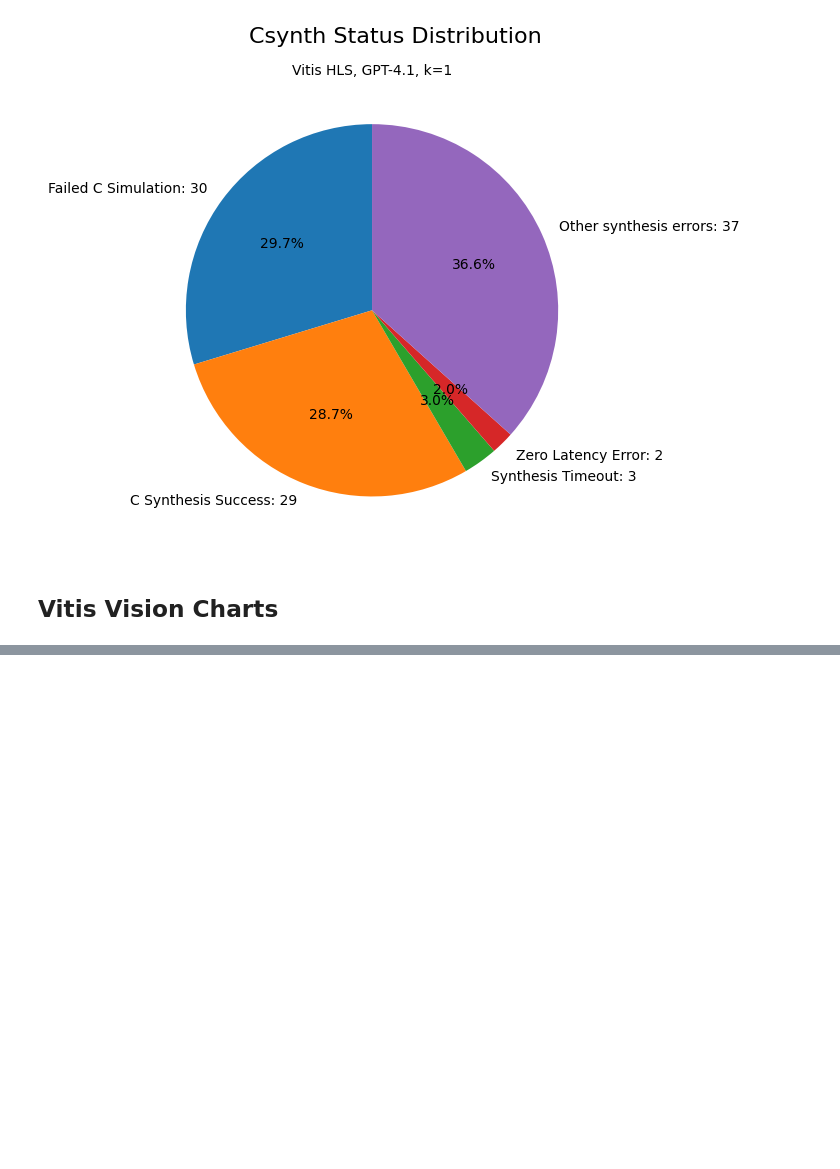
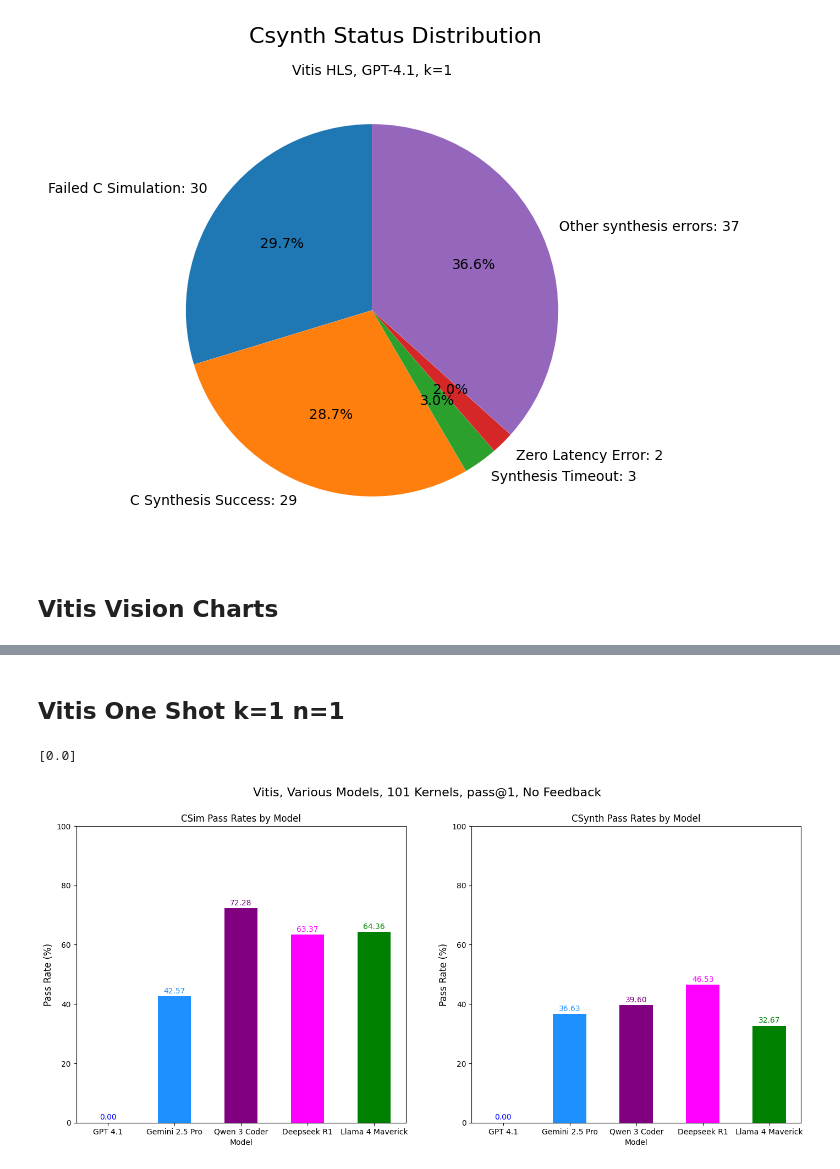
Before and after one commit to byuccl/HLS-FAB, a Jupyter notebook: results/data_analysis/data_analysis_vitis.ipynb, the cells around one changed output, grey strips where cells are left out. Saved outputs shown, nothing was run; the diff lists cells and outputs as text; code cells hidden in the pictures; blank space fills up the shorter version.

```diff
--- a/results/data_analysis/data_analysis_vitis.ipynb
+++ b/results/data_analysis/data_analysis_vitis.ipynb
@@ -204,7 +204,7 @@ def is_number(s):
         return False
 
 
-def calculate_pass_at_k(df, k_value=1, a_value=1, iter_col1='iteration', iter_col2="attempt", meas="csim"):
+def calculate_pass_at_k(df, k_value=1, a_value=1, iter_col1='iteration', iter_col2="attempts", meas="csim", model="gpt-4.1-mini"):
     """
     Calculate the pass@k for whatever measurement you are interested in.
 
@@ -246,6 +246,7 @@ def calculate_pass_at_k(df, k_value=1, a_value=1, iter_col1='iteration', iter_co
             results = []
             for kernel in df['kernel'].unique():
                 kernel_data = df[df['kernel'] == kernel]
+                kernel_data = kernel_data[kernel_data['model'].str.contains(model)]
 
                 # Create a subset with the unique kernel and only up to the attempt and k value we are on
                 data_subset = kernel_data[kernel_data[iter_col1] <= k]
@@ -1461,0 +1649,73 @@ plt.show()
+# %% [markdown]
+## Vitis One Shot k=1 n=1
+# %%
+### Looking at the oneshot results from the following LLMs
+# Gemini 2.5 pro
+# Qwen 3 coder
+# Deepseek r1
+# Llama 4 maverick
+
+df1 = pd.read_csv("vitis_oneshot_k1n1.csv")
+df2 = pd.read_csv("vitis_gpt-4.1_k1.csv")
+df = pd.concat([df1,df2])
+# print(df)
+
+fig, ax = plt.subplots(1, 2, figsize=(17,7))
+fig.suptitle("Vitis, Various Models, 101 Kernels, pass@1, No Feedback", fontsize=16)
+
+gemini_pass_rate = calculate_pass_at_k(df, meas="csim", model="gemini-2.5-pro")
+qwen_pass_rate = calculate_pass_at_k(df, meas="csim", model="qwen3-coder")
+deepseek_pass_rate = calculate_pass_at_k(df, meas="csim", model="deepseek-r1")
+llama_pass_rate = calculate_pass_at_k(df, meas="csim", model="llama-4-maverick")
+gpt_pass_rate = calculate_pass_at_k(df, meas="csim", model="gpt-4.1")
+print(gpt_pass_rate)
+
+passing_rates = [gpt_pass_rate[0], gemini_pass_rate[0], qwen_pass_rate[0], deepseek_pass_rate[0], llama_pass_rate[0]]
+passing_rates = np.array(passing_rates) * 100
+models = ["GPT 4.1", "Gemini 2.5 Pro", "Qwen 3 Coder", "Deepseek R1", "Llama 4 Maverick"]
+
+ax[0].bar(models, passing_rates, width=0.5, color=colors, label="CSIM Pass Rates")
+ax[0].set_xlabel('Model', fontsize=10)
+ax[0].set_ylabel('Pass Rate (%)', fontsize=12)
+ax[0].set_title('CSim Pass Rates by Model', fontsize=12)
+ax[0].set_ylim(0, 100)
+
+for c, value in enumerate(passing_rates):
+    ax[0].annotate(f"{value:.2f}",
+                    (models[c], value),
+                    textcoords="offset points",
+                    xytext=(0, 4),
+                    ha='center',
+                    color=colors[c])
+
+
+gemini_pass_rate = calculate_pass_at_k(df, meas="csynth", model="gemini-2.5-pro")
+qwen_pass_rate = calculate_pass_at_k(df, meas="csynth", model="qwen3-coder")
+deepseek_pass_rate = calculate_pass_at_k(df, meas="csynth", model="deepseek-r1")
+llama_pass_rate = calculate_pass_at_k(df, meas="csynth", model="llama-4-maverick")
+gpt_pass_rate = calculate_pass_at_k(df, meas="csynth", model="gpt-4.1")
+
+
+passing_rates = [gpt_pass_rate[0], gemini_pass_rate[0], qwen_pass_rate[0], deepseek_pass_rate[0], llama_pass_rate[0]]
+passing_rates = np.array(passing_rates) * 100
+
+models = ["GPT 4.1", "Gemini 2.5 Pro", "Qwen 3 Coder", "Deepseek R1", "Llama 4 Maverick"]
+
+ax[1].bar(models, passing_rates, width=0.5, color=colors, label="CSynth Pass Rates")
+ax[1].set_xlabel('Model', fontsize=10)
+ax[1].set_ylabel('Pass Rate (%)', fontsize=12)
+ax[1].set_title('CSynth Pass Rates by Model', fontsize=12)
+ax[1].set_ylim(0, 100)
+
+for c, value in enumerate(passing_rates):
+    ax[1].annotate(f"{value:.2f}",
+                    (models[c], value),
+                    textcoords="offset points",
+                    xytext=(0, 4),
+                    ha='center',
+                    color=colors[c])
+
+plt.show()
+# %% [output]
+[0.0]
+[figure, added]
```
Also changed, not shown: parts of 3 cells of this notebook.
